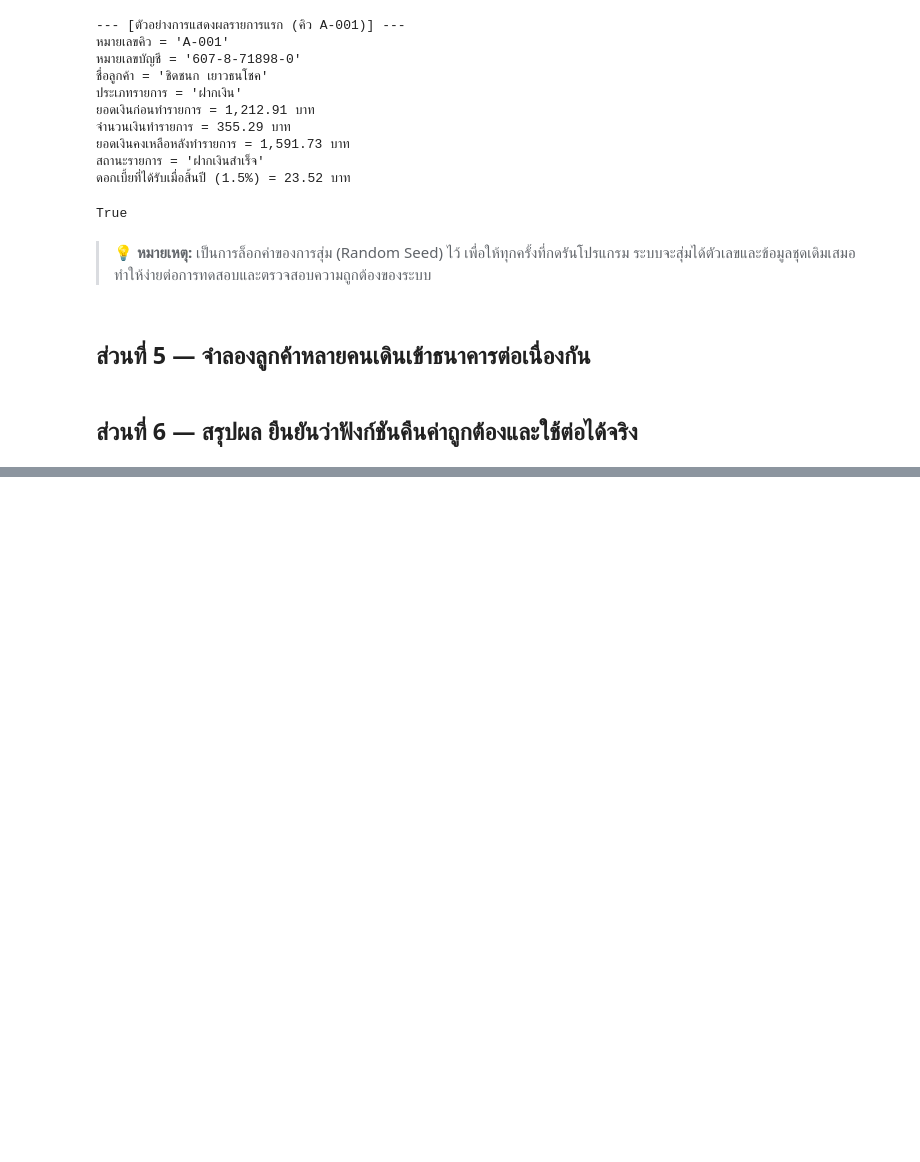
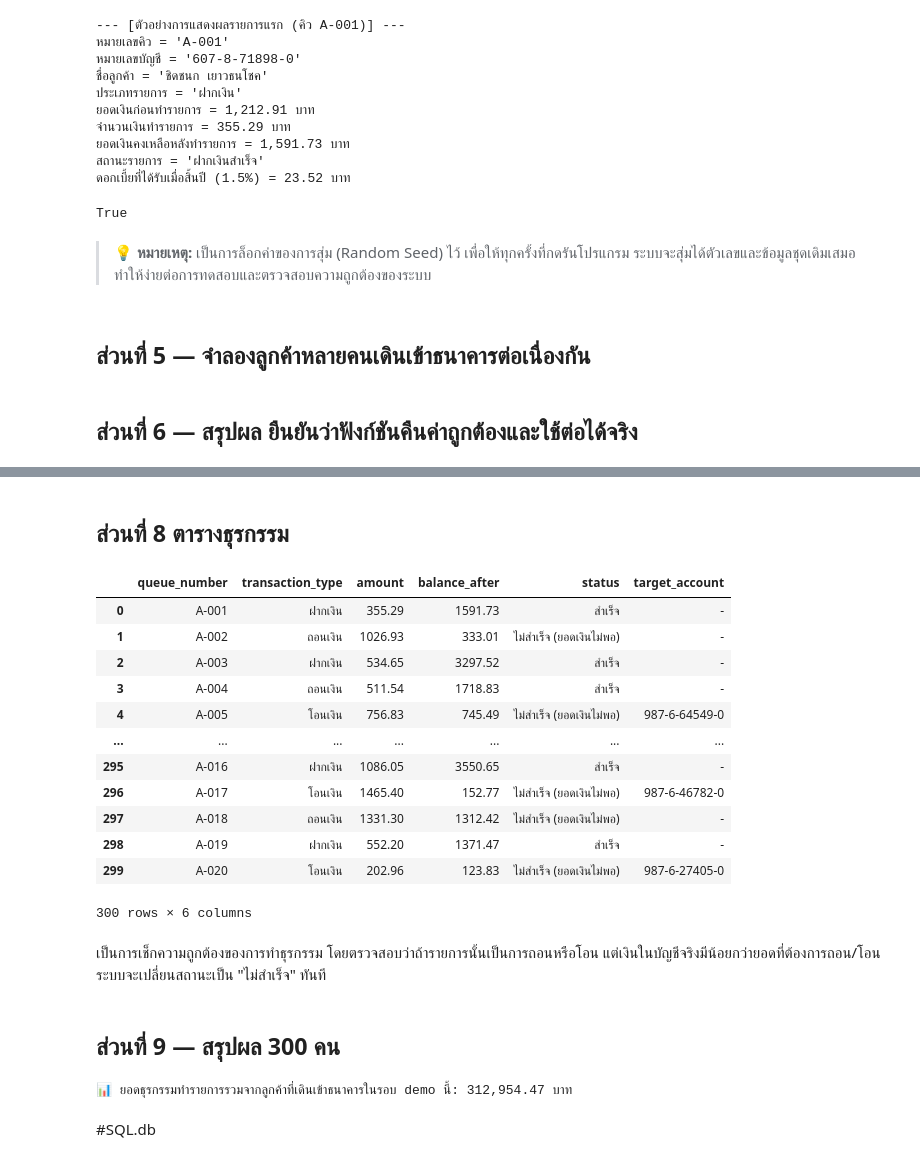
Before and after one commit to natchanant-arch/Project_Savings_Cooperative, a Jupyter notebook: FINAL_PRO.ipynb, the cells around one changed output, grey strips where cells are left out. Cells and saved outputs as stored; diff of their text form; code cells hidden in the pictures; blank space fills up the shorter version.

```diff
--- a/FINAL_PRO.ipynb
+++ b/FINAL_PRO.ipynb
@@ -512,0 +557,44 @@ summary_df.to_csv("สหกรณ์ออมทรัพย์.csv")
+# %% [markdown]
+## ส่วนที่ 8 ตารางธุรกรรม
+# %%
+import pandas as pd
+
+summary_rows = []
+
+for t in transactions:
+    cust_name = " ".join(t.account.owner.customer_name) if isinstance(t.account.owner.customer_name, (tuple, list)) else t.account.owner.customer_name
+
+    # วิธีเช็กสถานะที่ถูกต้อง:
+    # ถ้ารายการเป็น ถอน/โอน แล้วยอดคงเหลือเหลือน้อยกว่ายอดที่ขอถอน/โอน แสดงว่าทำรายการไม่สำเร็จ
+    if t.transaction_type in ["ถอนเงิน", "โอนเงิน"] and t.account.balance < t.amount:
+        status_str = "ไม่สำเร็จ (ยอดเงินไม่พอ)"
+    else:
+        status_str = "สำเร็จ"
+
+    summary_rows.append({
+        "queue_number": t.queue_number,
+        "transaction_type": t.transaction_type,
+        "amount": round(t.amount, 2),
+        "balance_after": round(t.account.balance, 2),
+        "status": status_str,
+        "target_account": t.target_account if t.target_account else "-"
+    })
+
+summary_df = pd.DataFrame(summary_rows)
+summary_df
+# %% [output]
+|  | queue_number | transaction_type | amount | balance_after | status | target_account |
+| 0 | A-001 | ฝากเงิน | 355.29 | 1591.73 | สำเร็จ | - |
+| 1 | A-002 | ถอนเงิน | 1026.93 | 333.01 | ไม่สำเร็จ (ยอดเงินไม่พอ) | - |
+| 2 | A-003 | ฝากเงิน | 534.65 | 3297.52 | สำเร็จ | - |
+| 3 | A-004 | ถอนเงิน | 511.54 | 1718.83 | สำเร็จ | - |
+| 4 | A-005 | โอนเงิน | 756.83 | 745.49 | ไม่สำเร็จ (ยอดเงินไม่พอ) | 987-6-64549-0 |
+| ... | ... | ... | ... | ... | ... | ... |
+| 295 | A-016 | ฝากเงิน | 1086.05 | 3550.65 | สำเร็จ | - |
+| 296 | A-017 | โอนเงิน | 1465.40 | 152.77 | ไม่สำเร็จ (ยอดเงินไม่พอ) | 987-6-46782-0 |
+| 297 | A-018 | ถอนเงิน | 1331.30 | 1312.42 | ไม่สำเร็จ (ยอดเงินไม่พอ) | - |
+| 298 | A-019 | ฝากเงิน | 552.20 | 1371.47 | สำเร็จ | - |
+| 299 | A-020 | โอนเงิน | 202.96 | 123.83 | ไม่สำเร็จ (ยอดเงินไม่พอ) | 987-6-27405-0 |
+300 rows × 6 columns
+# %% [markdown]
+เป็นการเช็กความถูกต้องของการทำธุรกรรม โดยตรวจสอบว่าถ้ารายการนั้นเป็นการถอนหรือโอน แต่เงินในบัญชีจริงมีน้อยกว่ายอดที่ต้องการถอน/โอน ระบบจะเปลี่ยนสถานะเป็น "ไม่สำเร็จ" ทันที
@@ -512,0 +604,10 @@ summary_df.to_csv("สหกรณ์ออมทรัพย์.csv")
+# %% [markdown]
+## ส่วนที่ 9 — สรุปผล 300 คน
+# %%
+# คำนวณยอดหมุนเวียนรวมทำรายการในรอบ demo
+total_volume = sum(t.amount for t in transactions)
+print(f"\n📊 ยอดธุรกรรมทำรายการรวมจากลูกค้าที่เดินเข้าธนาคารในรอบ demo นี้: {format_currency(total_volume)}")
+# %% [output]
+📊 ยอดธุรกรรมทำรายการรวมจากลูกค้าที่เดินเข้าธนาคารในรอบ demo นี้: 312,954.47 บาท
+# %% [markdown]
+#SQL.db
```
Also changed, not shown: parts of 5 cells of this notebook.
